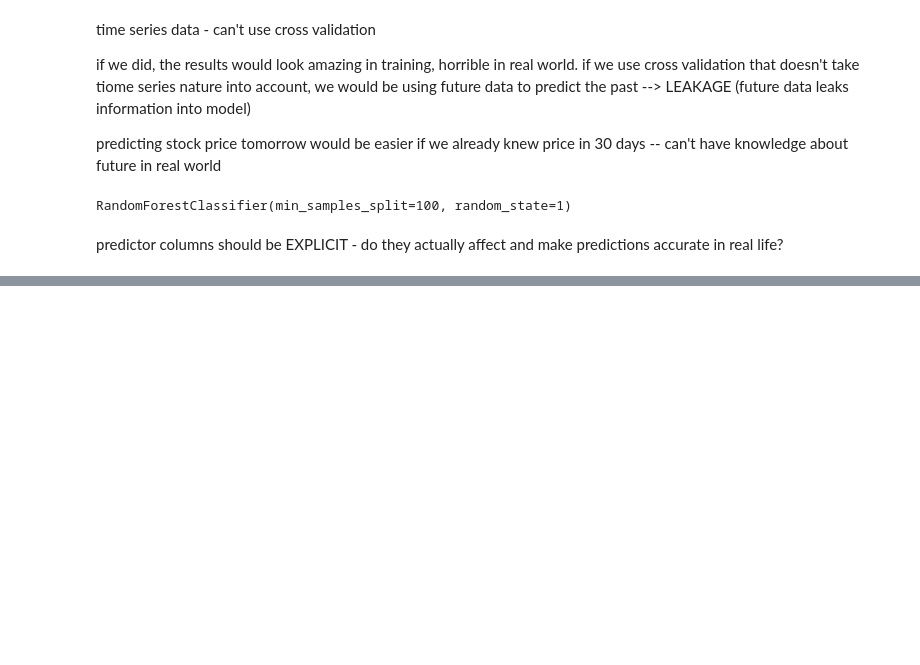
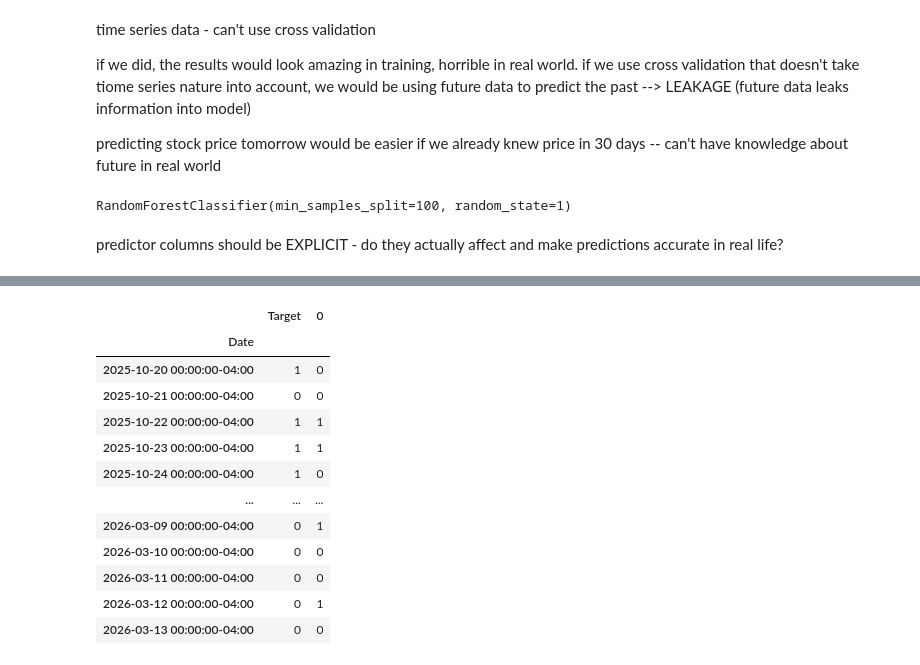
Before and after one commit to mynameisariel/ml-learning, a Jupyter notebook: stock-market-predictor/main.ipynb, the cells around one changed output, grey strips where cells are left out. Cells and saved outputs as stored; diff of their text form; code cells hidden in the pictures; blank space fills up the shorter version.

```diff
--- a/stock-market-predictor/main.ipynb
+++ b/stock-market-predictor/main.ipynb
@@ -180,5 +201,18 @@ array([1, 0, 0, ..., 1, 1, 1], shape=(9014,))
 # %%
 # turn into pandas series
-preds = pd.Series(preds, index=test.index)
-preds
+combined = pd.concat([test["Target"], preds], axis=1)
+combined
 # %% [output]
+|  | Target | 0 |
+| Date |  |  |
+| 2025-10-20 00:00:00-04:00 | 1 | 0 |
+| 2025-10-21 00:00:00-04:00 | 0 | 0 |
+| 2025-10-22 00:00:00-04:00 | 1 | 1 |
+| 2025-10-23 00:00:00-04:00 | 1 | 1 |
+| 2025-10-24 00:00:00-04:00 | 1 | 0 |
+| ... | ... | ... |
+| 2026-03-09 00:00:00-04:00 | 0 | 1 |
+| 2026-03-10 00:00:00-04:00 | 0 | 0 |
+| 2026-03-11 00:00:00-04:00 | 0 | 0 |
+| 2026-03-12 00:00:00-04:00 | 0 | 1 |
+| 2026-03-13 00:00:00-04:00 | 0 | 0 |
```
Also changed, not shown: parts of 13 cells of this notebook.
